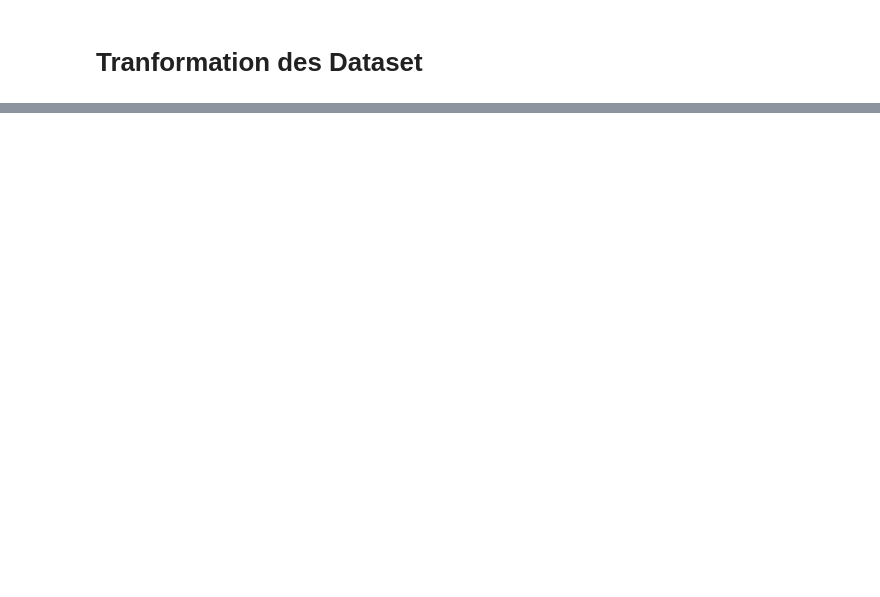
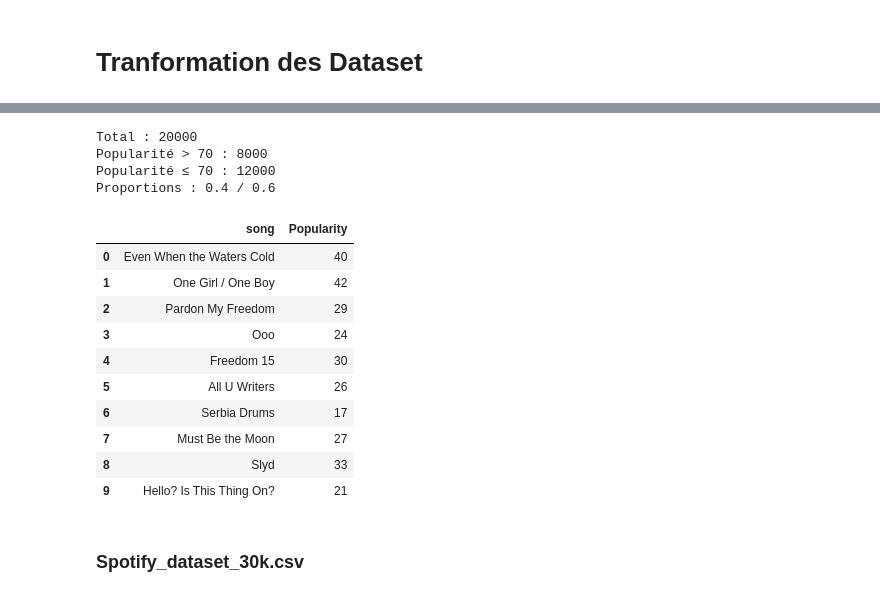
Before and after one commit to Drilly93/Spotfy_ML, a Jupyter notebook: Dataset_Creation.ipynb, the cells around one changed output, grey strips where cells are left out. Cells and saved outputs as stored; diff of their text form; code cells hidden in the pictures; blank space fills up the shorter version.

```diff
--- a/Dataset_Creation.ipynb
+++ b/Dataset_Creation.ipynb
@@ -44,43 +72,46 @@ KeyError: ['Main_genre']
 # %%
-import pandas as pd
-
-# Chargement du dataset
-df = pd.read_csv("Dataset/spotify_dataset.csv")  # Remplace par le bon chemin si besoin
-
-
-def length_to_seconds(length):
-    if pd.notna(length):
-        parts = str(length).split(":")
-        if len(parts) == 2:
-            minutes = int(parts[0])
-            seconds = int(parts[1])
-            return minutes * 60 + seconds
-    return 0
-
-df['text'] = df['text'].apply(lambda x: len(str(x).split()) if pd.notna(x) else 0) #A Réécrire
-df['Length'] = df['Length'].apply(length_to_seconds) #Conversion du Length en secondes
+df = pd.read_csv("Dataset/spotify_dataset_transformed.csv")
 
 # Séparer les morceaux populaires et non populaires
 popular = df[df["Popularity"] > 70]
 non_popular = df[df["Popularity"] <= 70]
 
 # Objectif : 40% de morceaux populaires, 60% de non populaires
 nb_popular = 8000
 nb_non_popular = int((0.6 * nb_popular) / 0.4)  # soit 15000
 
 # Échantillonnage aléatoire
 popular_sampled = popular.sample(n=nb_popular, random_state=42)
 non_popular_sampled = non_popular.sample(n=nb_non_popular, random_state=42)
 
 # Fusionner et mélanger
 balanced_df = pd.concat([popular_sampled, non_popular_sampled]).sample(frac=1, random_state=42).reset_index(drop=True)
 
 # Vérification
 l1 = len(balanced_df[balanced_df["Popularity"] > 70])
 l2 = len(balanced_df[balanced_df["Popularity"] <= 70])
 print("Total :", len(balanced_df))
 print("Popularité > 70 :", l1)
 print("Popularité ≤ 70 :", l2)
 print("Proportions :", round(l1 / (l1 + l2), 2), "/", round(l2 / (l1 + l2), 2))
 
 df.to_csv("Dataset/spotify_dataset_popularity_balanced.csv", index=False)
+df.head(10)[["song","Popularity"]]
+# %% [output]
+Total : 20000
+Popularité > 70 : 8000
+Popularité ≤ 70 : 12000
+Proportions : 0.4 / 0.6
+|  | song | Popularity |
+| 0 | Even When the Waters Cold | 40 |
+| 1 | One Girl / One Boy | 42 |
+| 2 | Pardon My Freedom | 29 |
+| 3 | Ooo | 24 |
+| 4 | Freedom 15 | 30 |
+| 5 | All U Writers | 26 |
+| 6 | Serbia Drums | 17 |
+| 7 | Must Be the Moon | 27 |
+| 8 | Slyd | 33 |
+| 9 | Hello? Is This Thing On? | 21 |
+# %% [markdown]
+### Spotify_dataset_30k.csv
```
Also changed, not shown: parts of 8 cells of this notebook, 1 other file.
